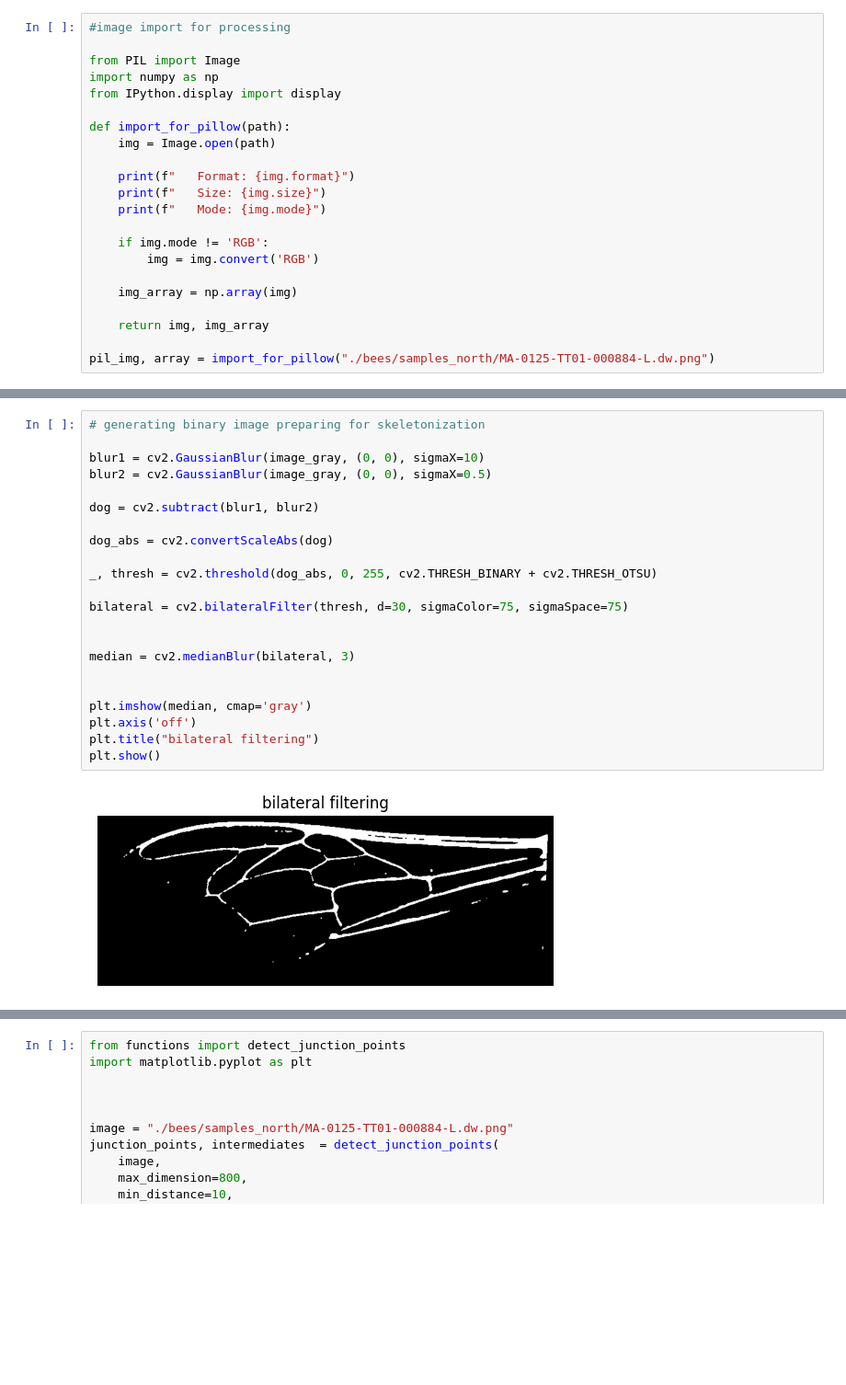
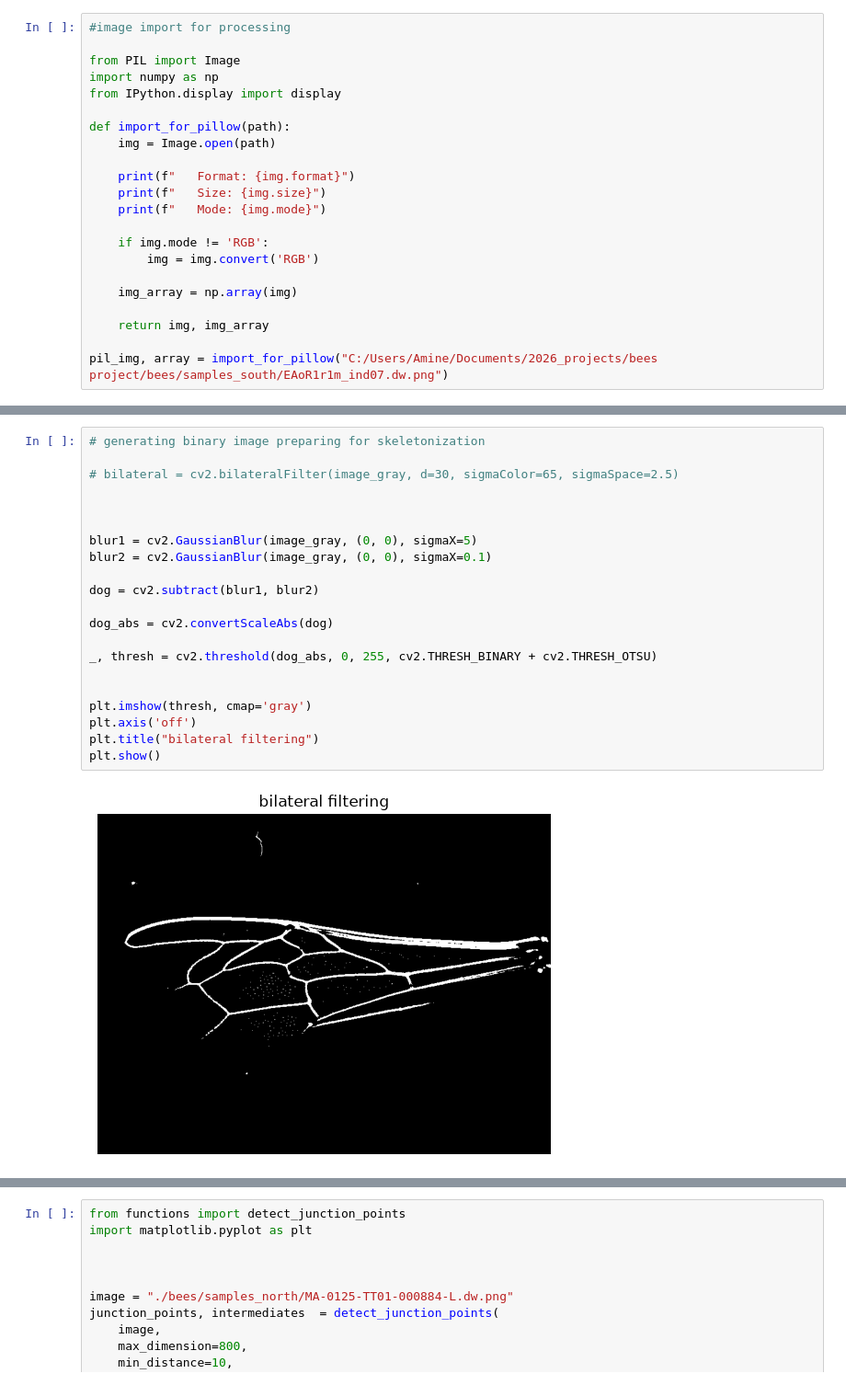
Before and after one commit to amiinemohamed/Bees-cv, a Jupyter notebook: Bees_image_processing.ipynb, the cells around one changed output, grey strips where cells are left out. Shown at 92% size. Cells and saved outputs as stored; diff of their text form; blank space fills up the shorter version.

```diff
--- a/Bees_image_processing.ipynb
+++ b/Bees_image_processing.ipynb
@@ -19,6 +19,6 @@ def import_for_pillow(path):
 
     return img, img_array
 
-pil_img, array = import_for_pillow("./bees/samples_north/MA-0125-TT01-000884-L.dw.png")
+pil_img, array = import_for_pillow("C:/Users/Amine/Documents/2026_projects/bees project/bees/samples_south/EAoR1r1m_ind07.dw.png")
 # %% [output]
    Format: PNG
@@ -72,27 +55,26 @@ plt.show()
 # %%
 # generating binary image preparing for skeletonization
 
-blur1 = cv2.GaussianBlur(image_gray, (0, 0), sigmaX=10)
-blur2 = cv2.GaussianBlur(image_gray, (0, 0), sigmaX=0.5)
+# bilateral = cv2.bilateralFilter(image_gray, d=30, sigmaColor=65, sigmaSpace=2.5)
+
+
+
+blur1 = cv2.GaussianBlur(image_gray, (0, 0), sigmaX=5)
+blur2 = cv2.GaussianBlur(image_gray, (0, 0), sigmaX=0.1)
 
 dog = cv2.subtract(blur1, blur2)
 
 dog_abs = cv2.convertScaleAbs(dog)
 
 _, thresh = cv2.threshold(dog_abs, 0, 255, cv2.THRESH_BINARY + cv2.THRESH_OTSU)
 
-bilateral = cv2.bilateralFilter(thresh, d=30, sigmaColor=75, sigmaSpace=75)
 
-
-median = cv2.medianBlur(bilateral, 3)
-
-
-plt.imshow(median, cmap='gray')
+plt.imshow(thresh, cmap='gray')
 plt.axis('off')
 plt.title("bilateral filtering")
 plt.show()
 # %% [output]
-[figure, old version]
+[figure, new version]
 # %%
 #dilation to deifne edges well
 
```
Also changed, not shown: parts of 7 cells of this notebook, 2 other files.
